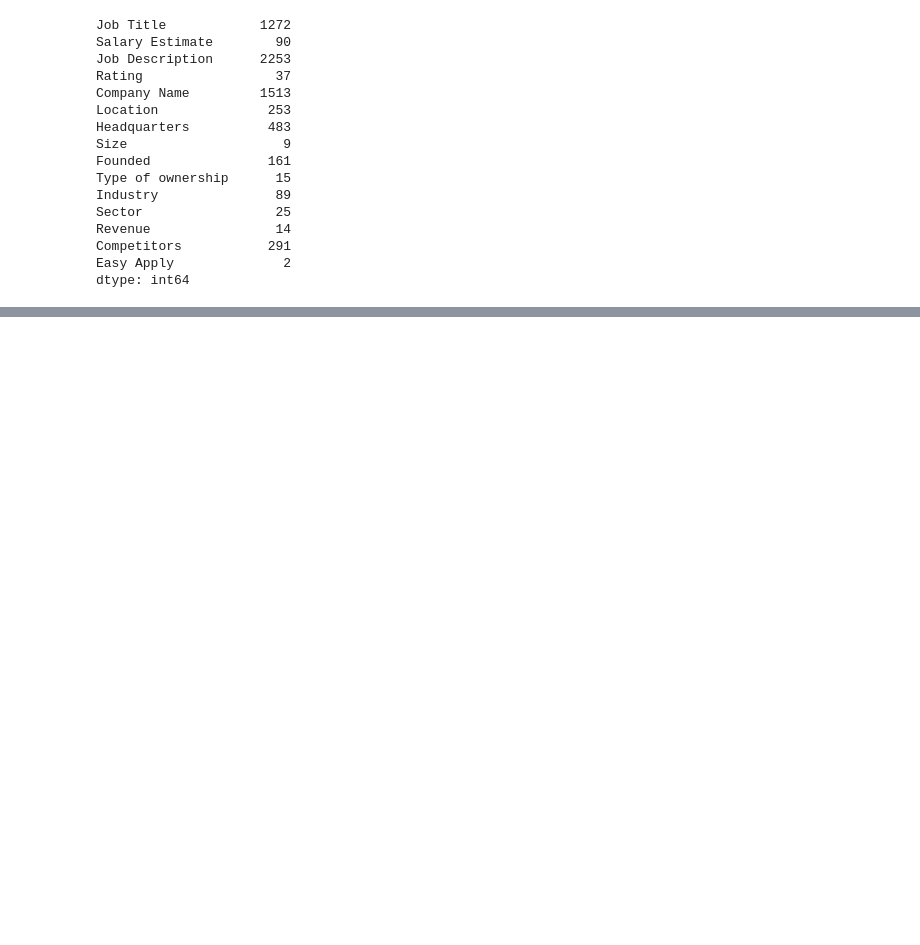
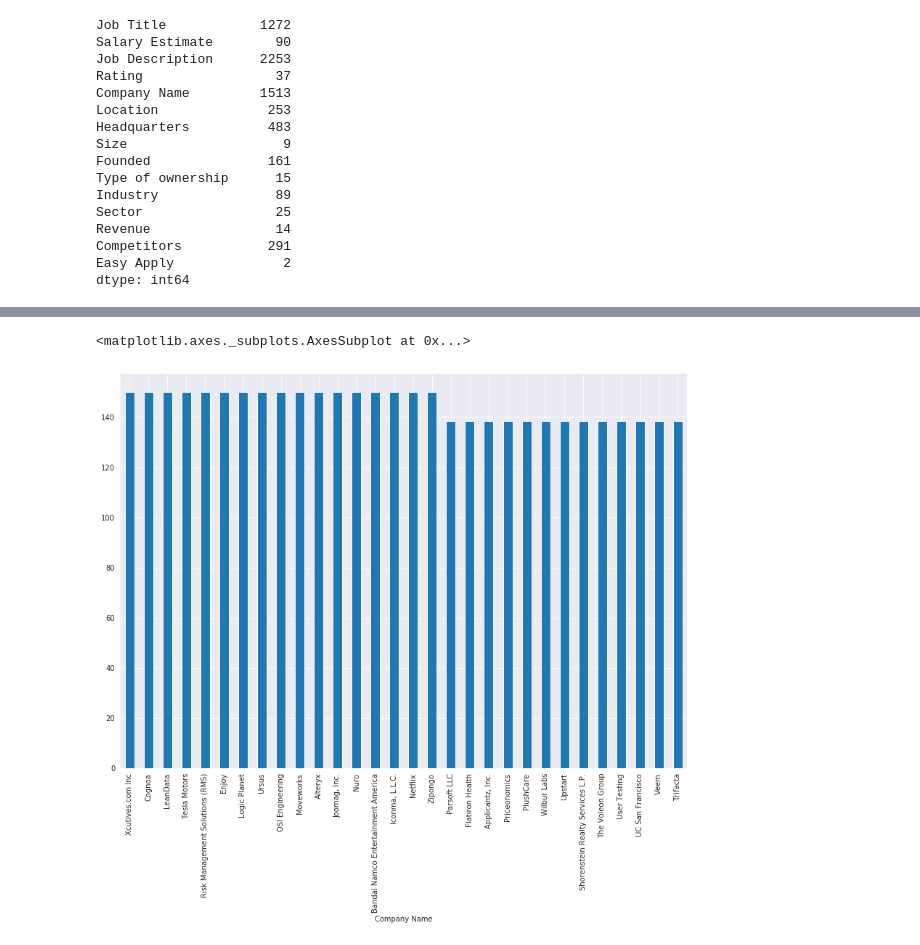
Before and after one commit to nabanitarimpi/Job-post-analysis, a Jupyter notebook: job_posting.ipynb, the cells around one changed output, grey strips where cells are left out. Cells and saved outputs as stored; diff of their text form; code cells hidden in the pictures; blank space fills up the shorter version.

```diff
--- a/job_posting.ipynb
+++ b/job_posting.ipynb
@@ -129,0 +218,3 @@ df.drop('Salary Estimate', axis=1, inplace=True)
+# %%
+df['Company Name'] = df['Company Name'].apply(lambda x:x.split("\n")[0].strip()
+                                                       if not pd.isnull(x) else x)
@@ -129,0 +238,5 @@ df.drop('Salary Estimate', axis=1, inplace=True)
+# %%
+df.groupby('Company Name')['avg_salary'].mean().sort_values(ascending=False)[:30].plot(kind='bar', figsize=(14,10))
+# %% [output]
+<matplotlib.axes._subplots.AxesSubplot at 0x...>
+[figure, added]
```
Also changed, not shown: parts of 62 cells of this notebook.
